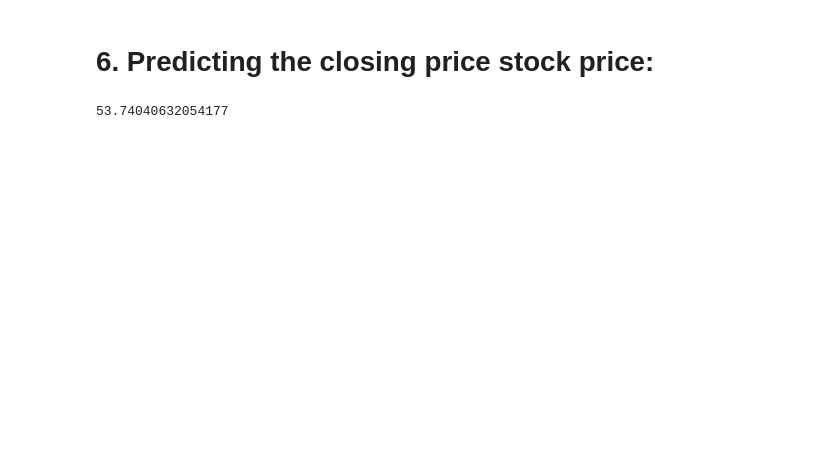
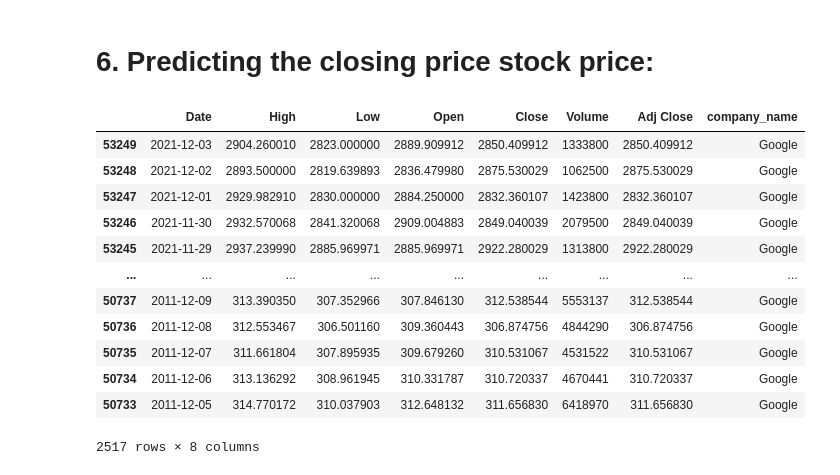
Before and after one commit to SelimMouaffak/Sentiment_Analysis_Stock_Prediction, a Jupyter notebook: Stock Prediction/Dataset_stocks.ipynb, the cells around one changed output. Cells and saved outputs as stored; diff of their text form; code cells hidden in the pictures; blank space fills up the shorter version.

```diff
--- a/Stock Prediction/Dataset_stocks.ipynb
+++ b/Stock Prediction/Dataset_stocks.ipynb
@@ -177,4 +56,0 @@ def getCompanyScore(company_name):
-# %%
-getCompanyScore("Adobe")
-# %% [output]
-53.74040632054177
@@ -189,3 +62,20 @@ score = getCompanyScore("Adobe")
+# %%
+df = df[df['company_name'] == 'Google']
+df
+# %% [output]
+|  | Date | High | Low | Open | Close | Volume | Adj Close | company_name |
+| 53249 | 2021-12-03 | 2904.260010 | 2823.000000 | 2889.909912 | 2850.409912 | 1333800 | 2850.409912 | Google |
+| 53248 | 2021-12-02 | 2893.500000 | 2819.639893 | 2836.479980 | 2875.530029 | 1062500 | 2875.530029 | Google |
+| 53247 | 2021-12-01 | 2929.982910 | 2830.000000 | 2884.250000 | 2832.360107 | 1423800 | 2832.360107 | Google |
+| 53246 | 2021-11-30 | 2932.570068 | 2841.320068 | 2909.004883 | 2849.040039 | 2079500 | 2849.040039 | Google |
+| 53245 | 2021-11-29 | 2937.239990 | 2885.969971 | 2885.969971 | 2922.280029 | 1313800 | 2922.280029 | Google |
+| ... | ... | ... | ... | ... | ... | ... | ... | ... |
+| 50737 | 2011-12-09 | 313.390350 | 307.352966 | 307.846130 | 312.538544 | 5553137 | 312.538544 | Google |
+| 50736 | 2011-12-08 | 312.553467 | 306.501160 | 309.360443 | 306.874756 | 4844290 | 306.874756 | Google |
+| 50735 | 2011-12-07 | 311.661804 | 307.895935 | 309.679260 | 310.531067 | 4531522 | 310.531067 | Google |
+| 50734 | 2011-12-06 | 313.136292 | 308.961945 | 310.331787 | 310.720337 | 4670441 | 310.720337 | Google |
+| 50733 | 2011-12-05 | 314.770172 | 310.037903 | 312.648132 | 311.656830 | 6418970 | 311.656830 | Google |
+2517 rows × 8 columns
 # %%
 plt.figure(figsize=(16,6))
 plt.title('Close Price History')
```
Also changed, not shown: parts of 34 cells of this notebook.
